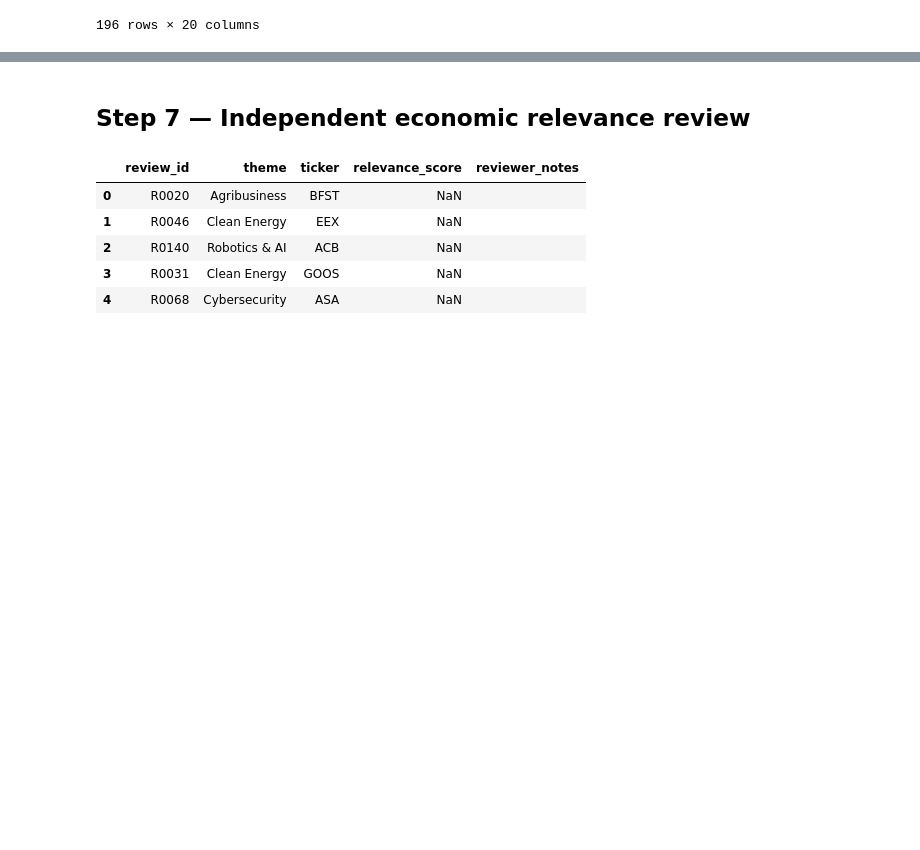
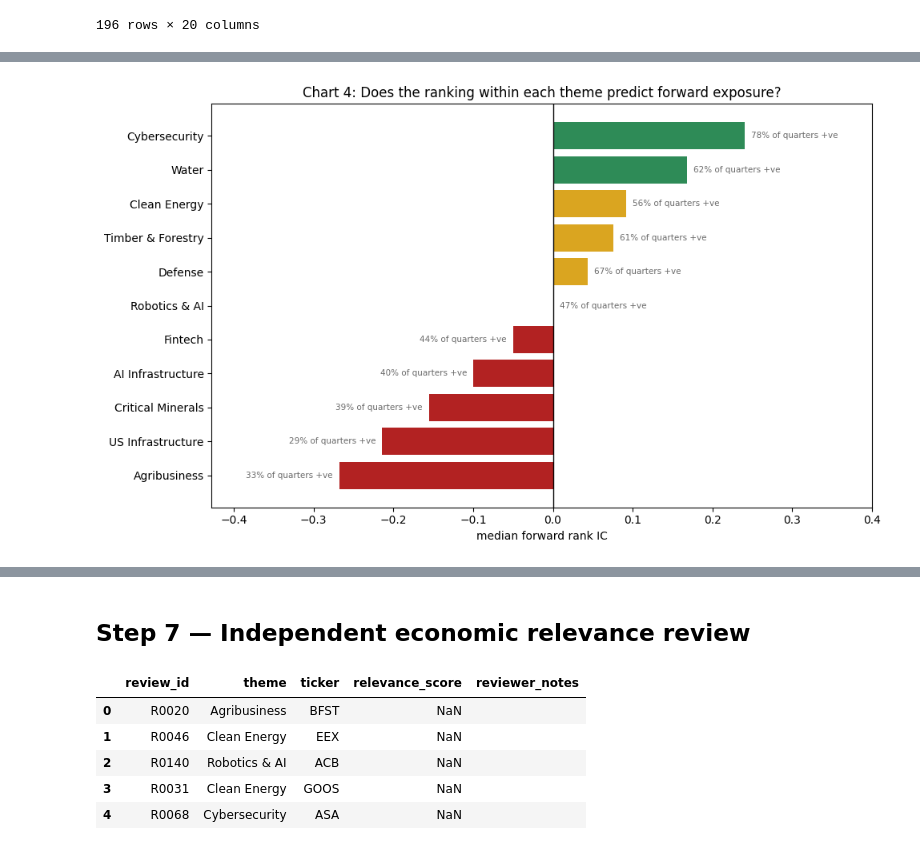
Before and after one commit to AA-mini/ThemeCloner2, a Jupyter notebook: ThemeCloner_V2_WalkForward_revised.ipynb, the cells around one changed output, grey strips where cells are left out. Saved outputs shown, nothing was run; the diff lists cells and outputs as text; code cells hidden in the pictures; blank space fills up the shorter version.

Commit message:
Improve theme matching diagnostics and parallel placebos

```diff
--- a/ThemeCloner_V2_WalkForward_revised.ipynb
+++ b/ThemeCloner_V2_WalkForward_revised.ipynb
@@ -655,0 +584,34 @@ else:
+# %%
+# -------------------- Chart 4. Median forward rank IC by theme --------------------
+# This is the ranking metric, distinct from Chart 1's basket-level tracking.
+# Positive means the model's ordering of stocks within a theme predicts which
+# ones have stronger forward thematic exposure. Negative means the ordering is
+# worse than no ordering at all.
+import matplotlib.pyplot as plt
+
+chart4 = evaluation_summary.sort_values("median_rank_ic", ascending=True)
+
+fig, ax = plt.subplots(figsize=(10, 6))
+colors = ["seagreen" if v >= 0.10 else "goldenrod" if v > 0 else "firebrick"
+          for v in chart4["median_rank_ic"]]
+bars = ax.barh(chart4["theme"], chart4["median_rank_ic"], color=colors)
+ax.axvline(0, color="black", linewidth=1)
+
+# label each bar with how often the rank IC was positive, quarter to quarter
+for bar, rate in zip(bars, chart4["rank_ic_positive_rate"]):
+    width = bar.get_width()
+    offset = 0.008 if width >= 0 else -0.008
+    ax.text(width + offset, bar.get_y() + bar.get_height() / 2,
+            f"{rate:.0%} of quarters +ve",
+            va="center", ha="left" if width >= 0 else "right", fontsize=7.5,
+            color="dimgray")
+
+ax.set_xlim(chart4["median_rank_ic"].min() - 0.16,
+            chart4["median_rank_ic"].max() + 0.16)
+ax.set_xlabel("median forward rank IC")
+ax.set_title("Chart 4: Does the ranking within each theme predict forward exposure?")
+plt.tight_layout()
+plt.savefig("outputs/fig_v3_chart4_median_rank_ic.png", dpi=150)
+plt.show()
+# %% [output]
+[figure, added]
```
Also changed, not shown: parts of 9 cells of this notebook.
